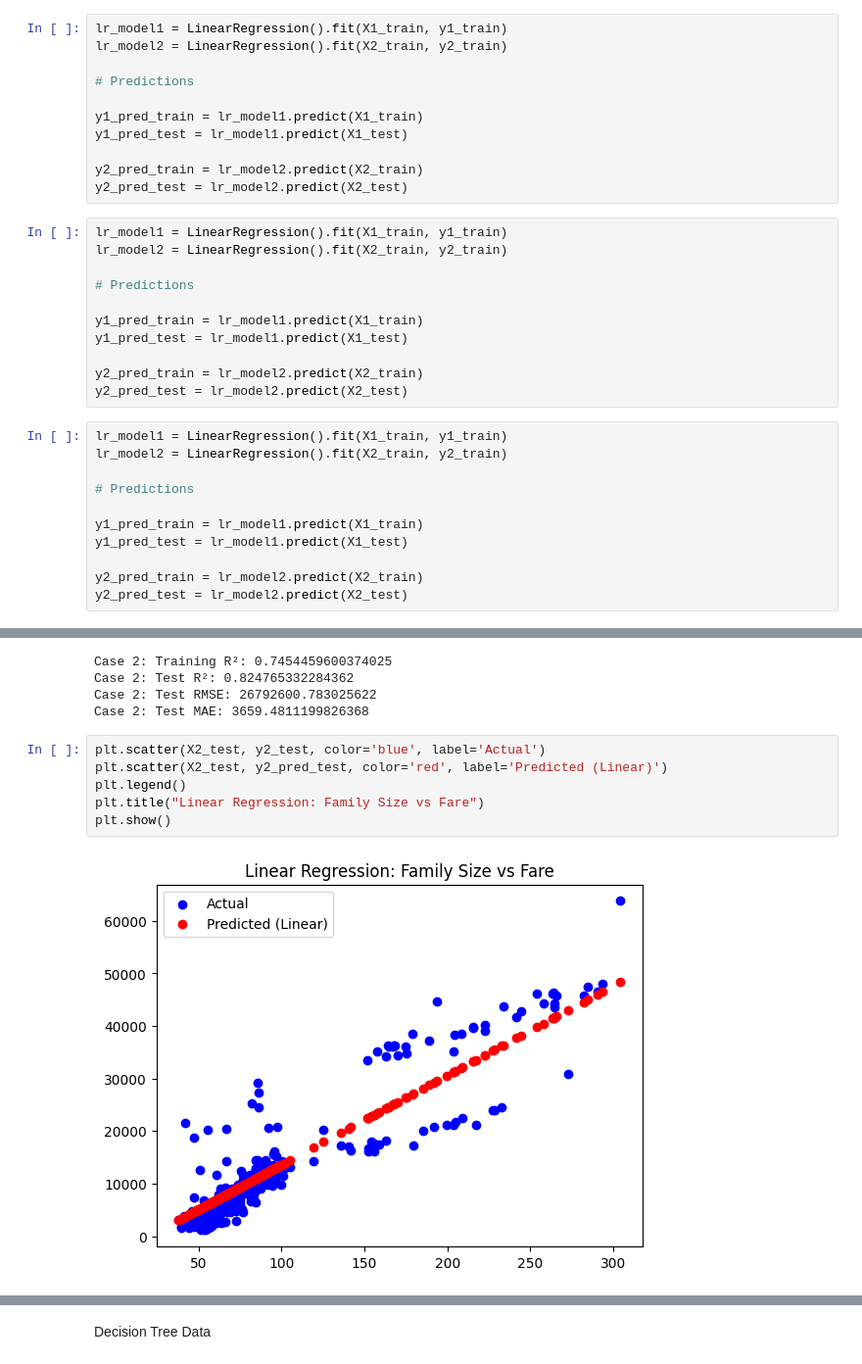
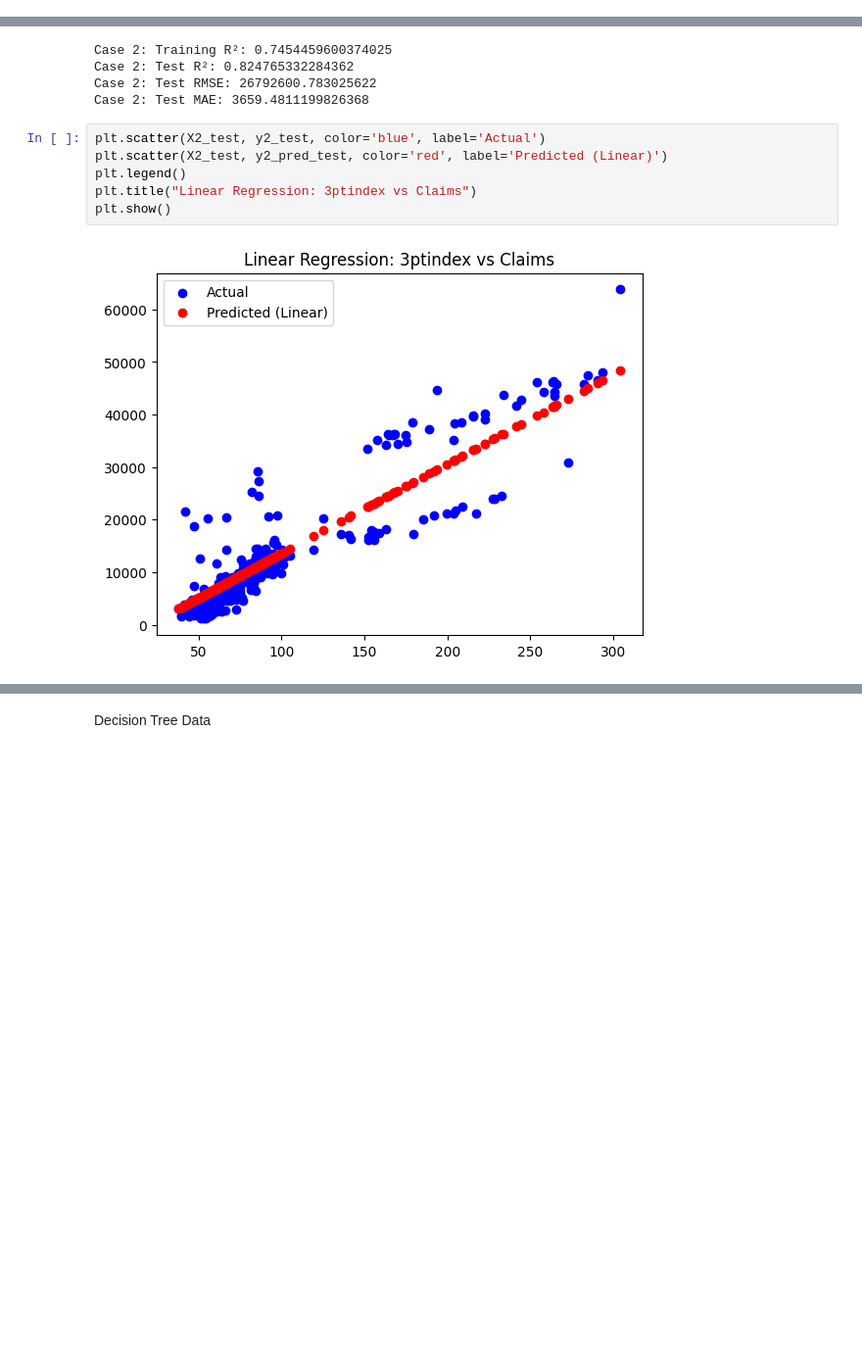
Before and after one commit to hrawp/applied-ml-hrawp, a Jupyter notebook: notebooks/final/regression_aaron.ipynb, the cells around one changed output, grey strips where cells are left out. Shown: that part at 98% size. Saved outputs shown, nothing was run; the diff lists cells and outputs as text; blank space fills up the shorter version.

Commit message:
Updating graphs

```diff
--- a/notebooks/final/regression_aaron.ipynb
+++ b/notebooks/final/regression_aaron.ipynb
@@ -264,39 +264,6 @@ plt.title("Case 1 Linear Residual Plot")
 plt.show()
 # %% [output]
 [figure]
-# %%
-lr_model1 = LinearRegression().fit(X1_train, y1_train)
-lr_model2 = LinearRegression().fit(X2_train, y2_train)
-
-# Predictions
-
-y1_pred_train = lr_model1.predict(X1_train)
-y1_pred_test = lr_model1.predict(X1_test)
-
-y2_pred_train = lr_model2.predict(X2_train)
-y2_pred_test = lr_model2.predict(X2_test)
-# %%
-lr_model1 = LinearRegression().fit(X1_train, y1_train)
-lr_model2 = LinearRegression().fit(X2_train, y2_train)
-
-# Predictions
-
-y1_pred_train = lr_model1.predict(X1_train)
-y1_pred_test = lr_model1.predict(X1_test)
-
-y2_pred_train = lr_model2.predict(X2_train)
-y2_pred_test = lr_model2.predict(X2_test)
-# %%
-lr_model1 = LinearRegression().fit(X1_train, y1_train)
-lr_model2 = LinearRegression().fit(X2_train, y2_train)
-
-# Predictions
-
-y1_pred_train = lr_model1.predict(X1_train)
-y1_pred_test = lr_model1.predict(X1_test)
-
-y2_pred_train = lr_model2.predict(X2_train)
-y2_pred_test = lr_model2.predict(X2_test)
 # %%
 print("Case 2: Training R²:", r2_score(y2_train, y2_pred_train))
 print("Case 2: Test R²:", r2_score(y2_test, y2_pred_test))
@@ -310,11 +277,11 @@ Case 2: Test MAE: 3659.4811199826368
 # %%
 plt.scatter(X2_test, y2_test, color='blue', label='Actual')
 plt.scatter(X2_test, y2_pred_test, color='red', label='Predicted (Linear)')
 plt.legend()
-plt.title("Linear Regression: Family Size vs Fare")
+plt.title("Linear Regression: 3ptindex vs Claims")
 plt.show()
 # %% [output]
-[figure, old version]
+[figure, new version]
 # %%
 residuals = y2_test - y2_pred_test
 plt.scatter(y2_pred_test, residuals)
```
Also changed, not shown: parts of 7 cells of this notebook.
